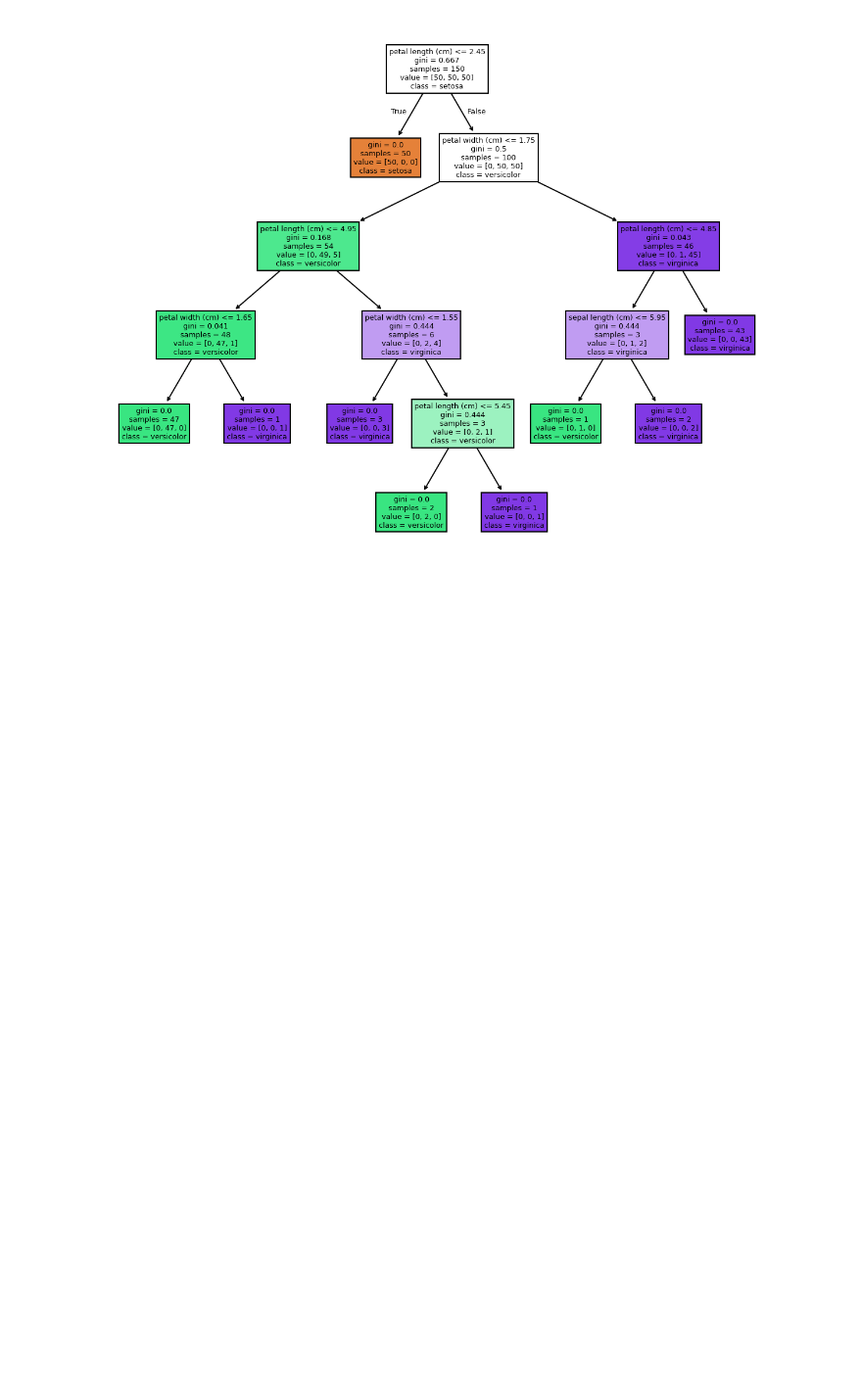
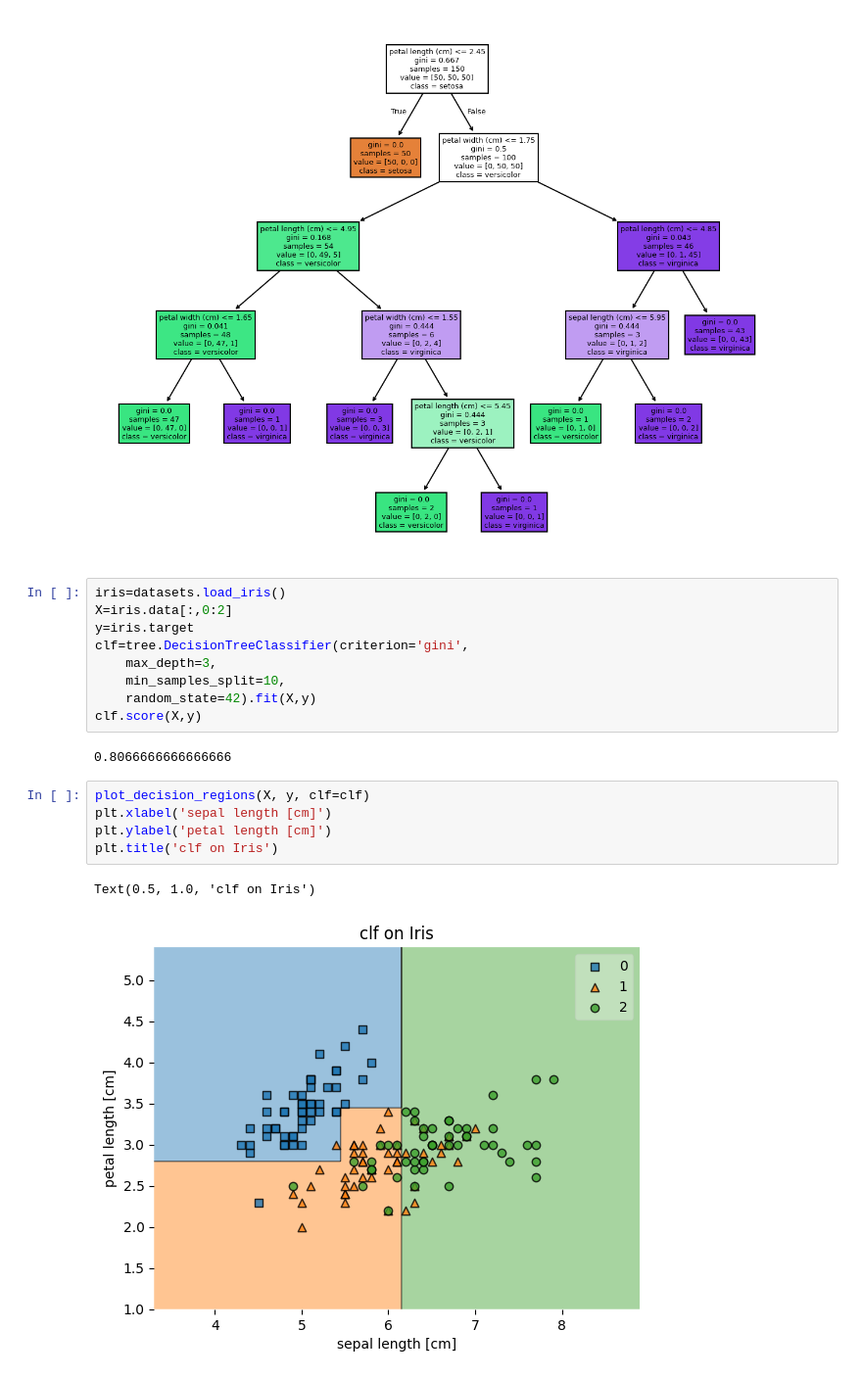
Before and after one commit to MarvinLok/Python_Note, a Jupyter notebook: decision_tree.ipynb, the cells around one changed output. Shown at 98% size. Saved outputs shown, nothing was run; the diff lists cells and outputs as text; blank space fills up the shorter version.

```diff
--- a/decision_tree.ipynb
+++ b/decision_tree.ipynb
@@ -34,3 +35,22 @@ fig = plt.figure(figsize=(10,8),dpi=150)
 tree_diagram = tree.plot_tree(clf, feature_names = X.columns, class_names = clf.classes_, filled=True)
 # %% [output]
 [figure]
+# %%
+iris=datasets.load_iris()
+X=iris.data[:,0:2]
+y=iris.target
+clf=tree.DecisionTreeClassifier(criterion='gini',
+    max_depth=3,
+    min_samples_split=10,
+    random_state=42).fit(X,y)
+clf.score(X,y)
+# %% [output]
+0.8066666666666666
+# %%
+plot_decision_regions(X, y, clf=clf)
+plt.xlabel('sepal length [cm]')
+plt.ylabel('petal length [cm]')
+plt.title('clf on Iris')
+# %% [output]
+Text(0.5, 1.0, 'clf on Iris')
+[figure, added]
```
Also changed, not shown: parts of 1 cell of this notebook.
